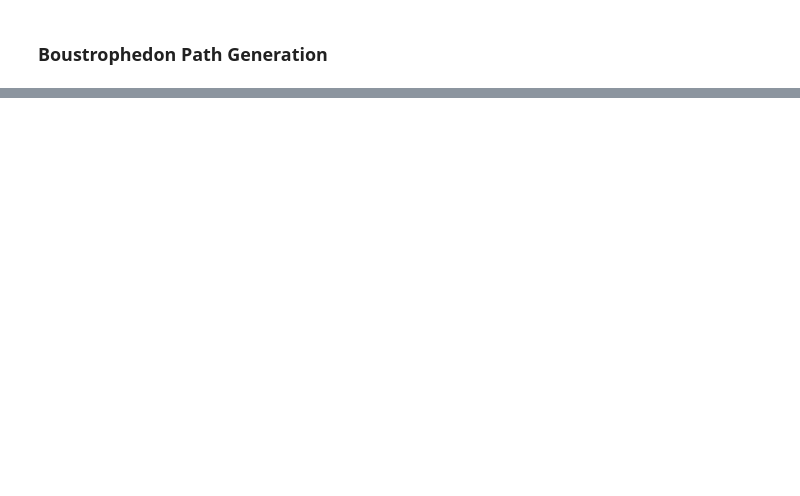
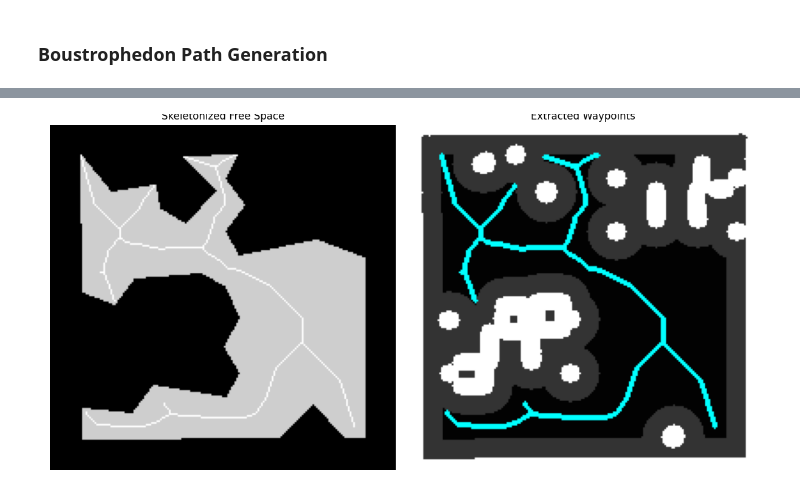
Before and after one commit to machine0herald/Mirte_Lab_Clean, a Jupyter notebook: mirte_lc_nav2/mirte_lc_nav2/test_nav.ipynb, the cells around one changed output, grey strips where cells are left out. Cells and saved outputs as stored; diff of their text form; code cells hidden in the pictures; blank space fills up the shorter version.

```diff
--- a/mirte_lc_nav2/mirte_lc_nav2/test_nav.ipynb
+++ b/mirte_lc_nav2/mirte_lc_nav2/test_nav.ipynb
@@ -114,0 +134,4 @@ generating full trajectory
+# %%
+navigator = SkeletonPath()
+
+navigator.update_map(map_img)
@@ -114,0 +150,42 @@ generating full trajectory
+# %%
+navigator.read()
+
+skeleton_img = cv2.addWeighted(
+    navigator.contour_img,
+    0.8,
+    navigator.skeleton_map,
+    0.2,
+    0,
+)
+
+# Convert grayscale map to RGB so we can draw colored points
+waypoint_img = cv2.cvtColor(map_img.copy(), cv2.COLOR_GRAY2RGB)
+
+# Convert waypoint coordinates (meters) back to image pixels
+pts = []
+
+for point in navigator.waypoints:
+    x_world, y_world = point
+
+    # Convert world -> image coordinates
+    px = int((x_world / navigator.map_resolution) + navigator.origin[1])
+    py = int((y_world / navigator.map_resolution) + navigator.origin[0])
+
+    pts.append((px, py))
+
+# Draw every waypoint
+for pt in pts:
+    cv2.circle(
+        waypoint_img,
+        pt,
+        radius=1,
+        color=(0, 255, 255),
+        thickness=-1
+    )
+
+show_imgs(
+    [skeleton_img, waypoint_img],
+    ['Skeletonized Free Space', 'Extracted Waypoints']
+)
+# %% [output]
+[figure, added]
```
Also changed, not shown: parts of 11 cells of this notebook, 8 other files.
